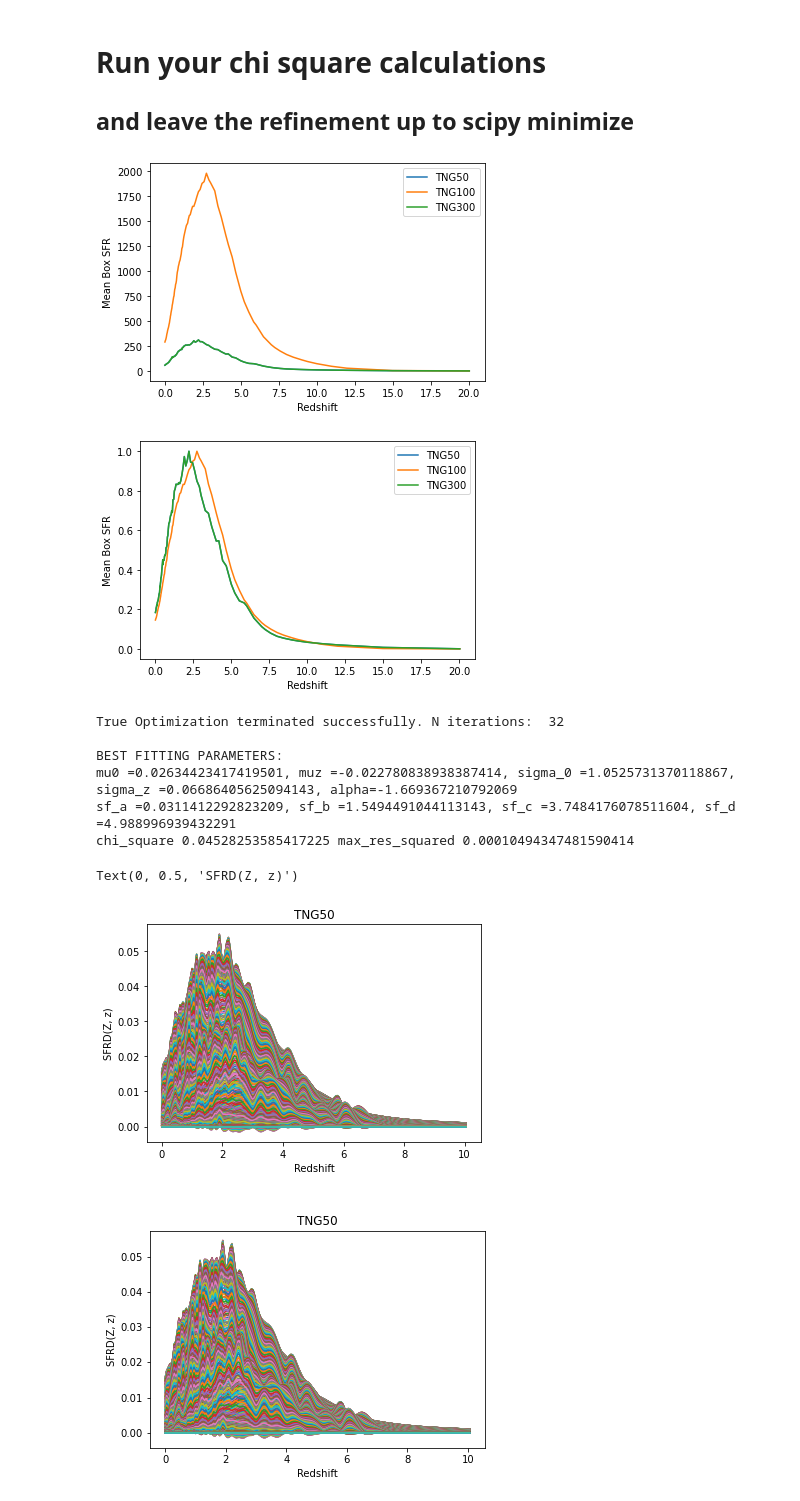
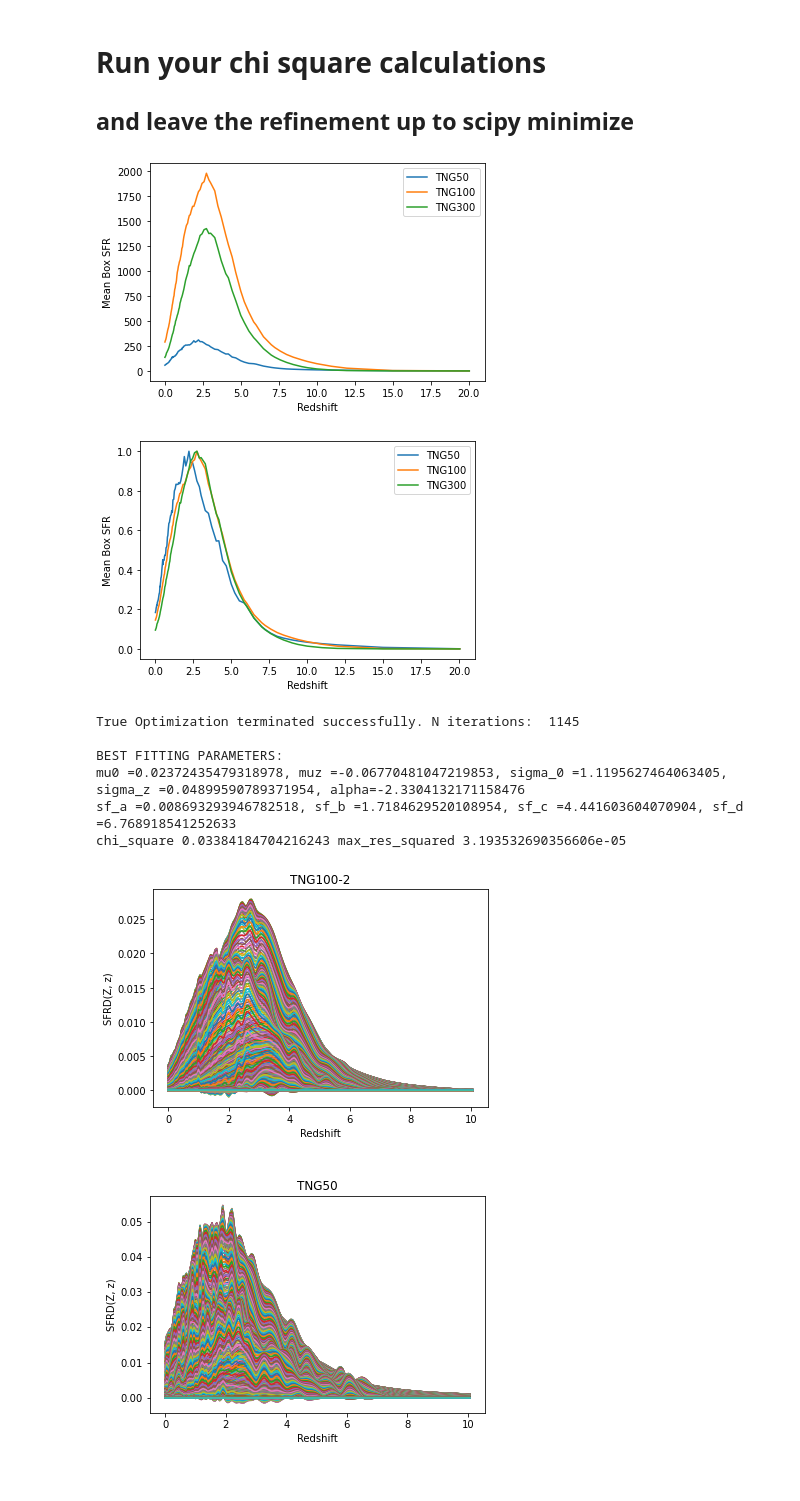
Before and after one commit to sashalvna/Fit_SFRD_TNG, a Jupyter notebook: Fit_model_to_sfrdzZ_TNG.ipynb, the cells around one changed output. Cells and saved outputs as stored; diff of their text form; code cells hidden in the pictures.

```diff
--- a/Fit_model_to_sfrdzZ_TNG.ipynb
+++ b/Fit_model_to_sfrdzZ_TNG.ipynb
@@ -28,9 +28,9 @@ import ReadFitData as read
 importlib.reload(read)
 
 #Change file names to match TNG version
-Cosmol_sim_location = paths.data / "SFRMetallicityFromGasTNG50-1.hdf5"
-fit_filename = 'test_best_fit_parameters_TNG50.txt'
-rbox = 35 #35 for 50, 75 for 100, 205 for 300
+Cosmol_sim_location = paths.data / "SFRMetallicityFromGasTNG100-2.hdf5"
+fit_filename = 'test_best_fit_parameters_TNG100-2.txt'
+rbox = 75 #35 for 50, 75 for 100, 205 for 300
 from IPython.display import Image # to open images in Ipython
 # %% [markdown]
 # First read the data that you want to fit to
@@ -199,7 +199,7 @@ x0     = np.array([-0.15, 0.026, 1.1, 0.1, -3.3, 0.01, 2.6, 3.2, 6.2])
 #        # mu_z        # mu_0     # omega_0 #omega_z  #alpha       #sf_a       #sf_b       #sf_c       #sf_d
 bounds = ((-1., 0), (0.001, 0.1), (0.01, 5), (0, 1.), (-10, 0), (None,None),(None,None),(None,None),(None,None))
 # FIT
-res = minimize(test_chi, x0= x0, method = 'BFGS', options = {'gtol': 0.05})
+res = minimize(test_chi, x0= x0, method = 'nelder-mead')#'BFGS', options = {'gtol': 0.05})
 # other options include: 'nelder-mead', L-BFGS-B, 'BFGS'
 
 # Alternative: res = opt.basinhopping(test_chi, x0= x0, minimizer_kwargs={'method':'BFGS'})
@@ -228,7 +228,7 @@ plt.xlabel("Redshift")
 plt.ylabel("Mean Box SFR")
 plt.legend();
 # %% [output]
-[figure, old version]
+[figure, new version]
 # %%
 #normalized to 1
 plt.plot(Redshifts50, np.mean(BoxSfr50, axis=1)/max(np.mean(BoxSfr50, axis=1)), label='TNG50')
@@ -238,7 +238,7 @@ plt.xlabel("Redshift")
 plt.ylabel("Mean Box SFR")
 plt.legend();
 # %% [output]
-[figure, old version]
+[figure, new version]
 # %%
 print(res.success, res.message, 'N iterations: ', res.nit)
 muz_best, mu0_best, sigma0_best, sigmaz_best, alpha_best = res.x[0], res.x[1], res.x[2], res.x[3],res.x[4]
@@ -263,12 +263,12 @@ v = res['fun']/   N_elements  # variance of residuals, sse/n
 # for i, val in enumerate(res['x']):
 #     print(np.round(val,3), ' pm ',  np.round(se[i],4) )
 # %% [output]
-True Optimization terminated successfully. N iterations:  32
+True Optimization terminated successfully. N iterations:  1145
 
 BEST FITTING PARAMETERS:
-mu0 =0.02634423417419501, muz =-0.022780838938387414, sigma_0 =1.0525731370118867, sigma_z =0.06686405625094143, alpha=-1.669367210792069
-sf_a =0.0311412292823209, sf_b =1.5494491044113143, sf_c =3.7484176078511604, sf_d =4.988996939432291
-chi_square 0.04528253585417225 max_res_squared 0.00010494347481590414
+mu0 =0.02372435479318978, muz =-0.06770481047219853, sigma_0 =1.1195627464063405, sigma_z =0.04899590789371954, alpha=-2.3304132171158476
+sf_a =0.008693293946782518, sf_b =1.7184629520108954, sf_c =4.441603604070904, sf_d =6.768918541252633
+chi_square 0.03384184704216243 max_res_squared 3.193532690356606e-05
 # %%
 if res.success:
     np.savetxt(paths.data / fit_filename,
@@ -277,23 +277,22 @@ if res.success:
 # %%
 # Get the SFR (Shape of Madau & Fragos 2014)
 sfr = Z_SFRD.Madau_Dickinson2014(redshift_new, a=sf_a_best, b=sf_b_best, c=sf_c_best, d=sf_d_best).value # Msun year-1 Mpc-3
 # Get dPdZ (skew-log-normal distribution)
 dPdlogZ, metallicities, step_logZ, p_draw_metallicity = \
                     Z_SFRD.skew_metallicity_distribution(redshift_new ,mu_z = muz_best , mu_0 = mu0_best ,
                                                   omega_0= sigma0_best , omega_z=sigmaz_best , alpha = alpha_best ,
                                                   metals=metals_new)
 
 
 model = sfr[:,np.newaxis] * dPdlogZ
 plt.plot(redshift_new, SFRDnew.T); #simulation
 #plt.plot(redshift_new, model); #fitted model, best fit
-plt.title("TNG50")
+plt.title("TNG100-2")
 plt.xlabel("Redshift")
 plt.ylabel("SFRD(Z, z)")
-#plt.savefig("SFRD_TNG50.png")
+plt.savefig("SFRD_TNG100-2.png")
 # %% [output]
-Text(0, 0.5, 'SFRD(Z, z)')
-[figure, old version]
+[figure, new version]
 # %%
 Image(filename='SFRD_TNG50.png')
 # %% [output]
```
Also changed, not shown: parts of 2 cells of this notebook, 3 other files.
